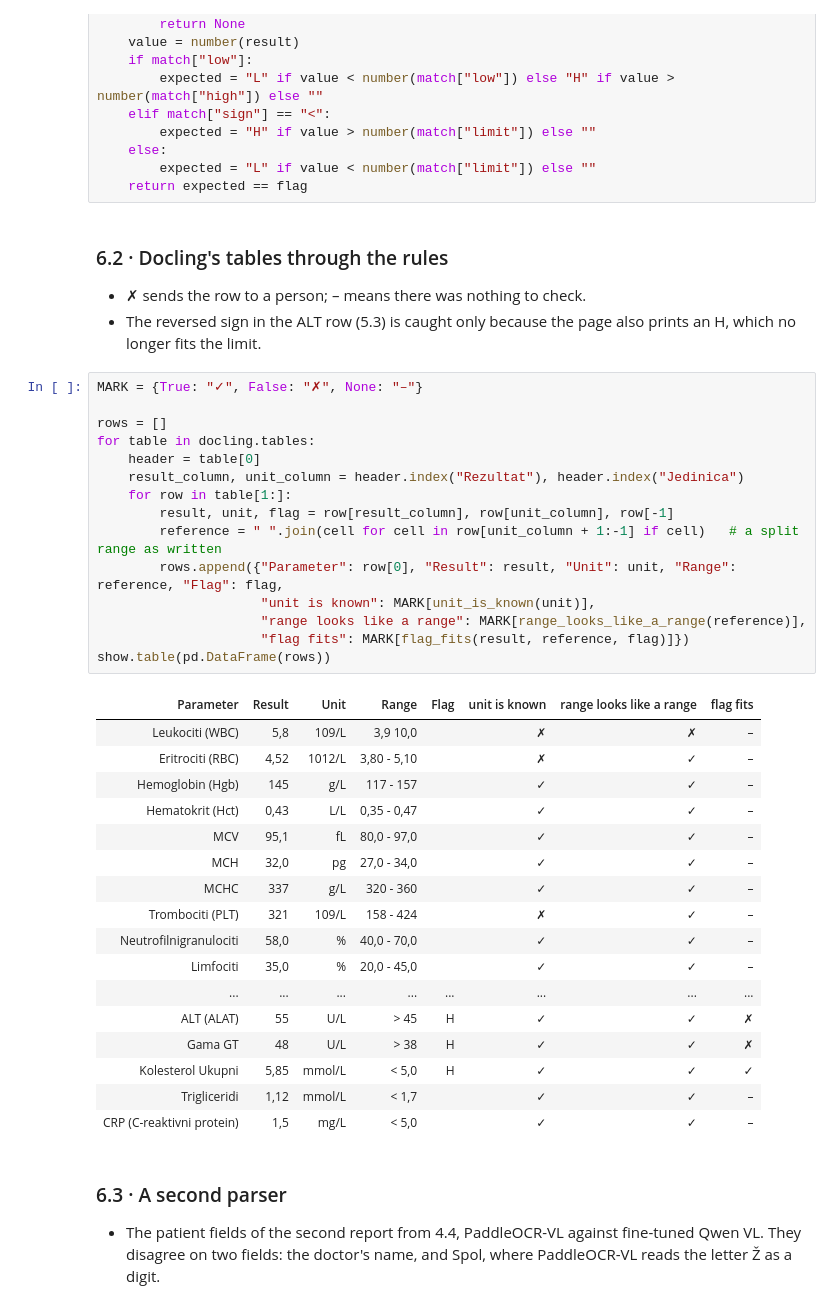
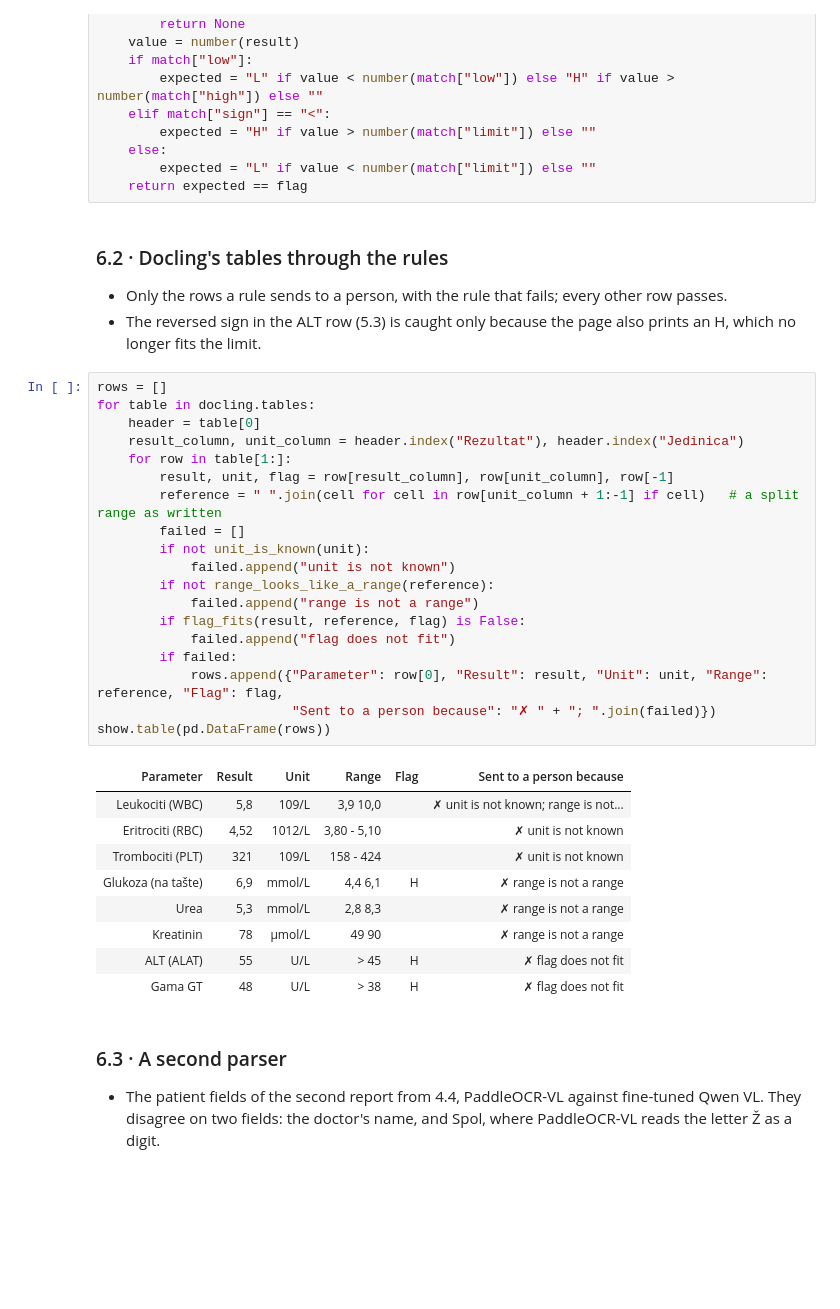
Before and after one commit to Atomic-Intelligence/document-understanding-demo, a Jupyter notebook: notebooks/demo_with_outputs.ipynb, the cells around one changed output. Drawn from its saved outputs; the diff is of its cells as text; blank space fills up the shorter version.

```diff
--- a/notebooks/demo_with_outputs.ipynb
+++ b/notebooks/demo_with_outputs.ipynb
@@ -599,42 +599,38 @@ def flag_fits(result, reference, flag):
 # %% [markdown]
 ### 6.2 · Docling's tables through the rules
 
-- ✗ sends the row to a person; – means there was nothing to check.
+- Only the rows a rule sends to a person, with the rule that fails; every other row passes.
 - The reversed sign in the ALT row (5.3) is caught only because the page also prints an H, which no
   longer fits the limit.
 # %%
-MARK = {True: "✓", False: "✗", None: "–"}
-
 rows = []
 for table in docling.tables:
     header = table[0]
     result_column, unit_column = header.index("Rezultat"), header.index("Jedinica")
     for row in table[1:]:
         result, unit, flag = row[result_column], row[unit_column], row[-1]
         reference = " ".join(cell for cell in row[unit_column + 1:-1] if cell)   # a split range as written
-        rows.append({"Parameter": row[0], "Result": result, "Unit": unit, "Range": reference, "Flag": flag,
-                     "unit is known": MARK[unit_is_known(unit)],
-                     "range looks like a range": MARK[range_looks_like_a_range(reference)],
-                     "flag fits": MARK[flag_fits(result, reference, flag)]})
+        failed = []
+        if not unit_is_known(unit):
+            failed.append("unit is not known")
+        if not range_looks_like_a_range(reference):
+            failed.append("range is not a range")
+        if flag_fits(result, reference, flag) is False:
+            failed.append("flag does not fit")
+        if failed:
+            rows.append({"Parameter": row[0], "Result": result, "Unit": unit, "Range": reference, "Flag": flag,
+                         "Sent to a person because": "✗ " + "; ".join(failed)})
 show.table(pd.DataFrame(rows))
 # %% [output]
-| Parameter | Result | Unit | Range | Flag | unit is known | range looks like a range | flag fits |
-| Leukociti (WBC) | 5,8 | 109/L | 3,9 10,0 |  | ✗ | ✗ | – |
-| Eritrociti (RBC) | 4,52 | 1012/L | 3,80 - 5,10 |  | ✗ | ✓ | – |
-| Hemoglobin (Hgb) | 145 | g/L | 117 - 157 |  | ✓ | ✓ | – |
-| Hematokrit (Hct) | 0,43 | L/L | 0,35 - 0,47 |  | ✓ | ✓ | – |
-| MCV | 95,1 | fL | 80,0 - 97,0 |  | ✓ | ✓ | – |
-| MCH | 32,0 | pg | 27,0 - 34,0 |  | ✓ | ✓ | – |
-| MCHC | 337 | g/L | 320 - 360 |  | ✓ | ✓ | – |
-| Trombociti (PLT) | 321 | 109/L | 158 - 424 |  | ✗ | ✓ | – |
-| Neutrofilnigranulociti | 58,0 | % | 40,0 - 70,0 |  | ✓ | ✓ | – |
-| Limfociti | 35,0 | % | 20,0 - 45,0 |  | ✓ | ✓ | – |
-| ... | ... | ... | ... | ... | ... | ... | ... |
-| ALT (ALAT) | 55 | U/L | > 45 | H | ✓ | ✓ | ✗ |
-| Gama GT | 48 | U/L | > 38 | H | ✓ | ✓ | ✗ |
-| Kolesterol Ukupni | 5,85 | mmol/L | < 5,0 | H | ✓ | ✓ | ✓ |
-| Trigliceridi | 1,12 | mmol/L | < 1,7 |  | ✓ | ✓ | – |
-| CRP (C-reaktivni protein) | 1,5 | mg/L | < 5,0 |  | ✓ | ✓ | – |
+| Parameter | Result | Unit | Range | Flag | Sent to a person because |
+| Leukociti (WBC) | 5,8 | 109/L | 3,9 10,0 |  | ✗ unit is not known; range is not... |
+| Eritrociti (RBC) | 4,52 | 1012/L | 3,80 - 5,10 |  | ✗ unit is not known |
+| Trombociti (PLT) | 321 | 109/L | 158 - 424 |  | ✗ unit is not known |
+| Glukoza (na tašte) | 6,9 | mmol/L | 4,4 6,1 | H | ✗ range is not a range |
+| Urea | 5,3 | mmol/L | 2,8 8,3 |  | ✗ range is not a range |
+| Kreatinin | 78 | μmol/L | 49 90 |  | ✗ range is not a range |
+| ALT (ALAT) | 55 | U/L | > 45 | H | ✗ flag does not fit |
+| Gama GT | 48 | U/L | > 38 | H | ✗ flag does not fit |
 # %% [markdown]
 ### 6.3 · A second parser
 
```
Also changed, not shown: parts of 2 cells of this notebook, 2 other files.
